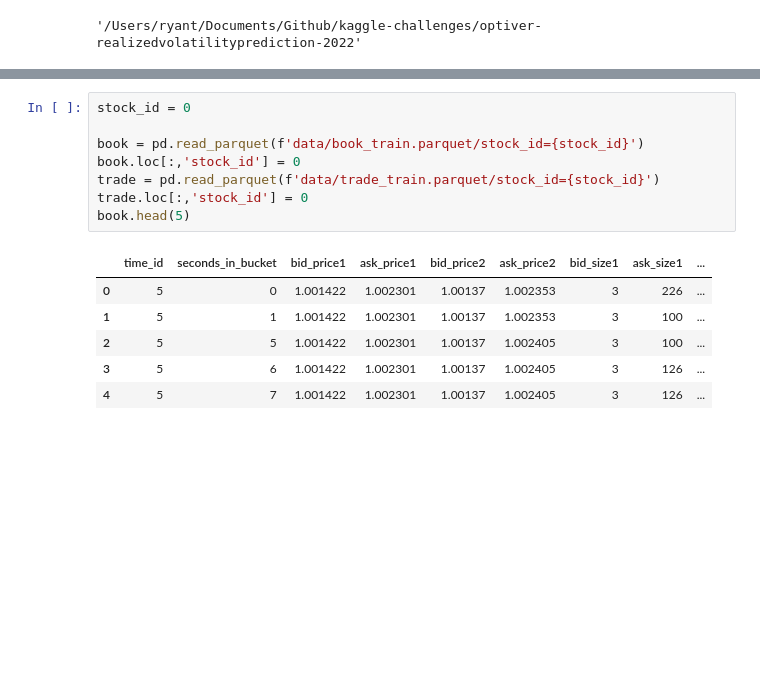
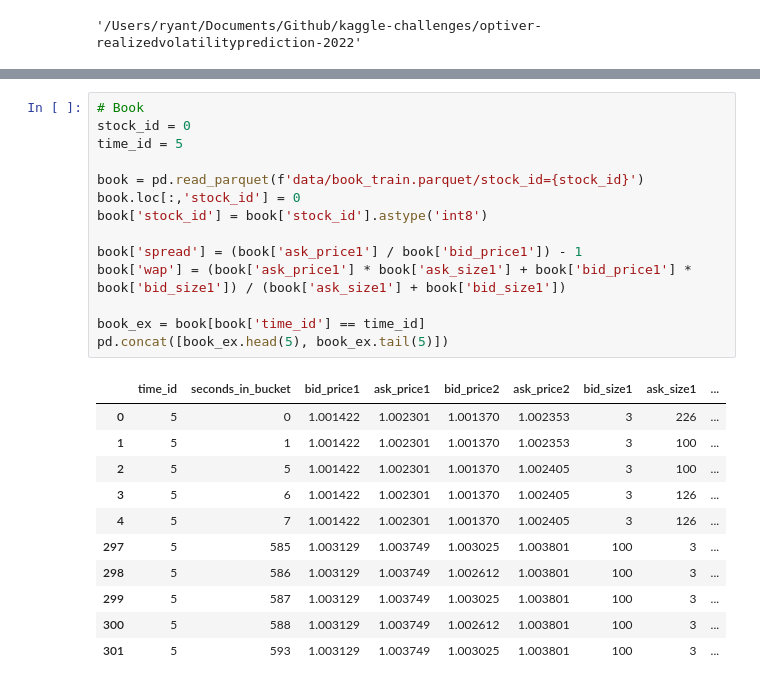
Before and after one commit to ryantjx/kaggle, a Jupyter notebook: optiver-realizedvolatilityprediction-2022/1_dataexploration.ipynb, the cells around one changed output, grey strips where cells are left out. Saved outputs shown, nothing was run; the diff lists cells and outputs as text; blank space fills up the shorter version.

```diff
--- a/optiver-realizedvolatilityprediction-2022/1_dataexploration.ipynb
+++ b/optiver-realizedvolatilityprediction-2022/1_dataexploration.ipynb
@@ -31,15 +85,26 @@ train
 # %%
+# Book
 stock_id = 0
+time_id = 5
 
 book = pd.read_parquet(f'data/book_train.parquet/stock_id={stock_id}')
 book.loc[:,'stock_id'] = 0
-trade = pd.read_parquet(f'data/trade_train.parquet/stock_id={stock_id}')
-trade.loc[:,'stock_id'] = 0
-book.head(5)
+book['stock_id'] = book['stock_id'].astype('int8')
+
+book['spread'] = (book['ask_price1'] / book['bid_price1']) - 1
+book['wap'] = (book['ask_price1'] * book['ask_size1'] + book['bid_price1'] * book['bid_size1']) / (book['ask_size1'] + book['bid_size1'])
+
+book_ex = book[book['time_id'] == time_id]
+pd.concat([book_ex.head(5), book_ex.tail(5)])
 # %% [output]
 |  | time_id | seconds_in_bucket | bid_price1 | ask_price1 | bid_price2 | ask_price2 | bid_size1 | ask_size1 | ... |
-| 0 | 5 | 0 | 1.001422 | 1.002301 | 1.00137 | 1.002353 | 3 | 226 | ... |
-| 1 | 5 | 1 | 1.001422 | 1.002301 | 1.00137 | 1.002353 | 3 | 100 | ... |
-| 2 | 5 | 5 | 1.001422 | 1.002301 | 1.00137 | 1.002405 | 3 | 100 | ... |
-| 3 | 5 | 6 | 1.001422 | 1.002301 | 1.00137 | 1.002405 | 3 | 126 | ... |
-| 4 | 5 | 7 | 1.001422 | 1.002301 | 1.00137 | 1.002405 | 3 | 126 | ... |
+| 0 | 5 | 0 | 1.001422 | 1.002301 | 1.001370 | 1.002353 | 3 | 226 | ... |
+| 1 | 5 | 1 | 1.001422 | 1.002301 | 1.001370 | 1.002353 | 3 | 100 | ... |
+| 2 | 5 | 5 | 1.001422 | 1.002301 | 1.001370 | 1.002405 | 3 | 100 | ... |
+| 3 | 5 | 6 | 1.001422 | 1.002301 | 1.001370 | 1.002405 | 3 | 126 | ... |
+| 4 | 5 | 7 | 1.001422 | 1.002301 | 1.001370 | 1.002405 | 3 | 126 | ... |
+| 297 | 5 | 585 | 1.003129 | 1.003749 | 1.003025 | 1.003801 | 100 | 3 | ... |
+| 298 | 5 | 586 | 1.003129 | 1.003749 | 1.002612 | 1.003801 | 100 | 3 | ... |
+| 299 | 5 | 587 | 1.003129 | 1.003749 | 1.003025 | 1.003801 | 100 | 3 | ... |
+| 300 | 5 | 588 | 1.003129 | 1.003749 | 1.002612 | 1.003801 | 100 | 3 | ... |
+| 301 | 5 | 593 | 1.003129 | 1.003749 | 1.003025 | 1.003801 | 100 | 3 | ... |
```
Also changed, not shown: parts of 19 cells of this notebook, 2 other files.
